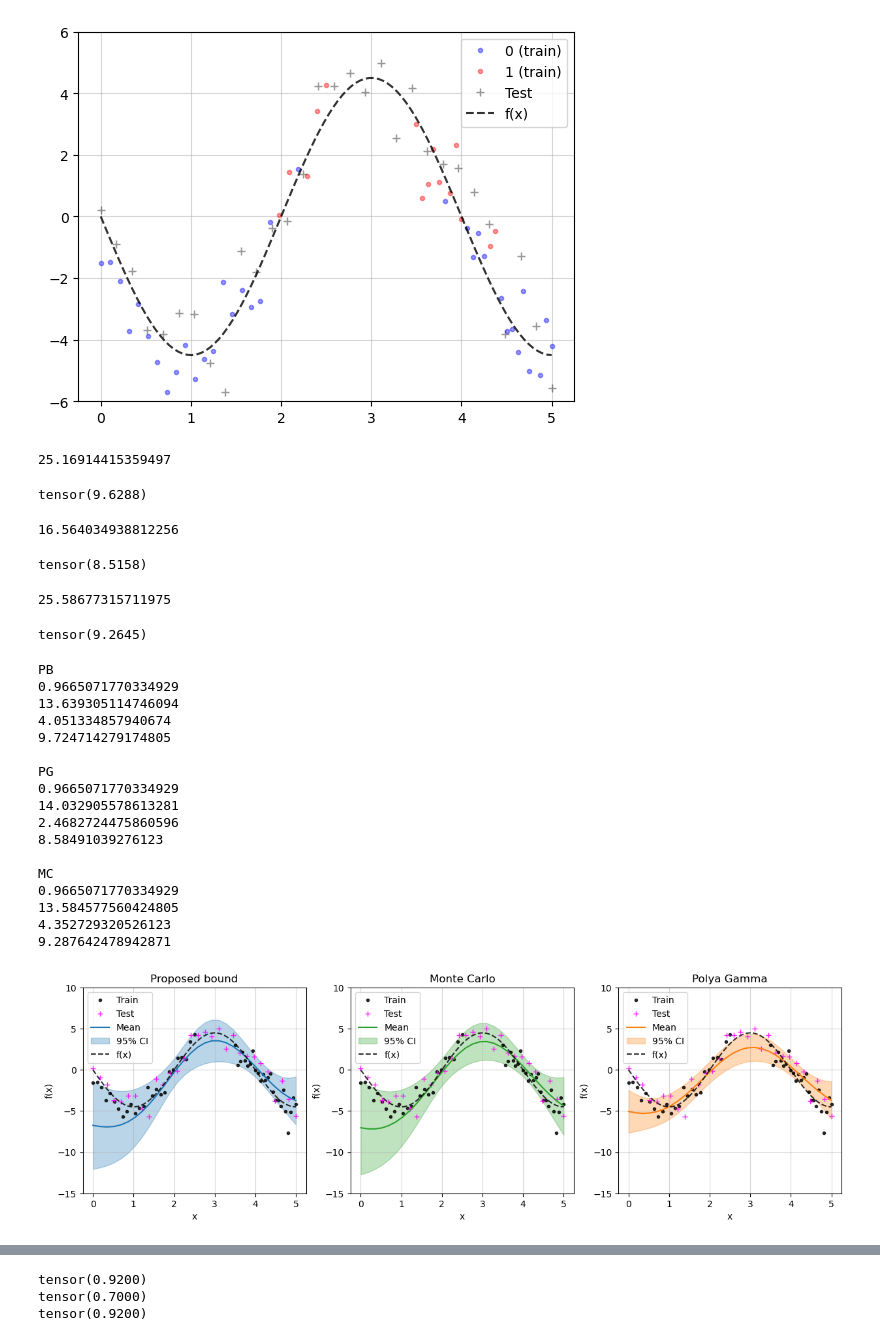
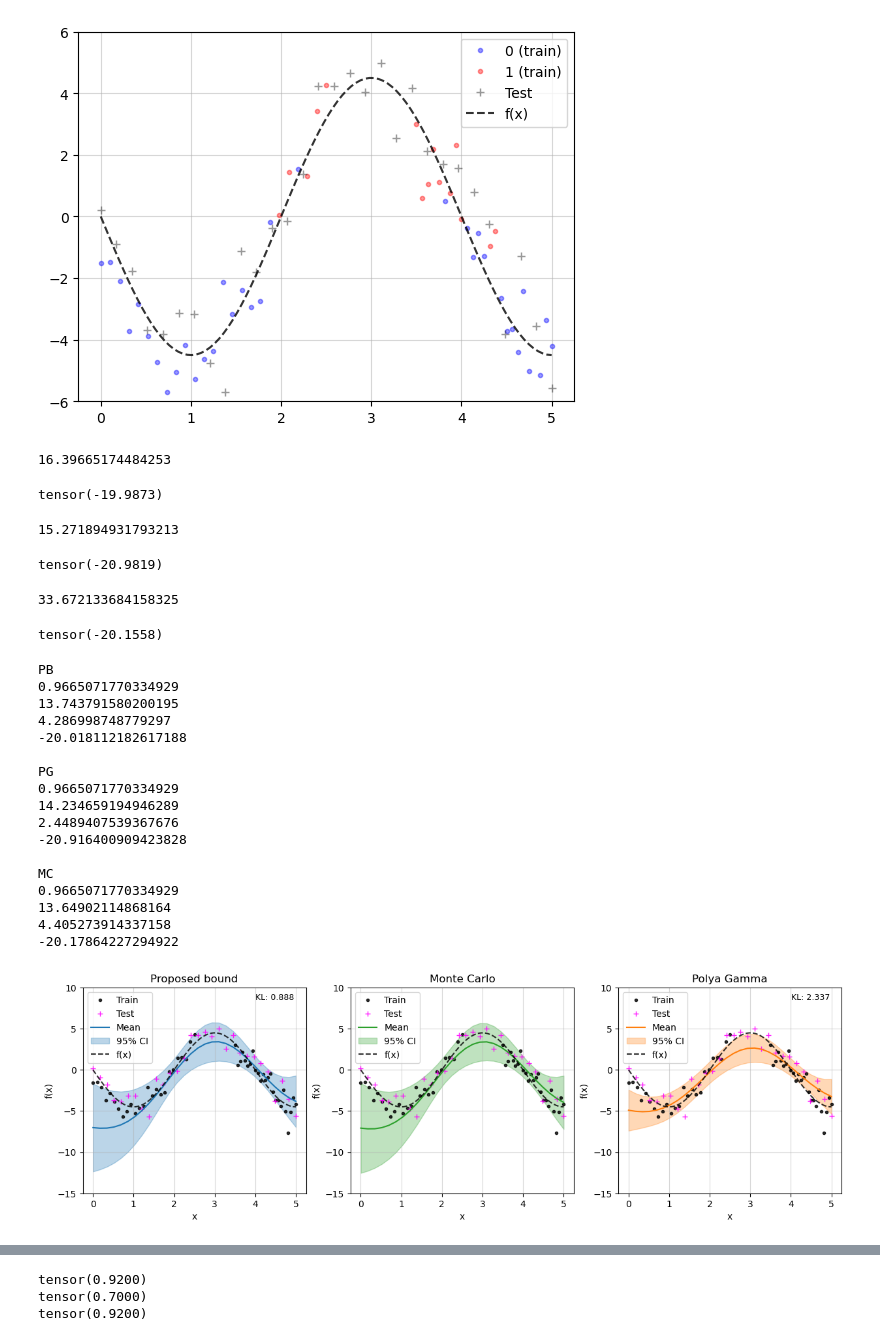
Before and after one commit to mkomod/vi-per, a Jupyter notebook: notebooks/gp_simulations.ipynb, the cells around one changed output, grey strips where cells are left out. Cells and saved outputs as stored; diff of their text form; code cells hidden in the pictures.

```diff
--- a/notebooks/gp_simulations.ipynb
+++ b/notebooks/gp_simulations.ipynb
@@ -57,31 +57,31 @@ plt.legend(['0 (train)', '1 (train)', "Test", 'f(x)'])
 <matplotlib.legend.Legend at 0x...>
 [figure]
 # %%
-f0 = LogisticGPVI(train_y, train_x, verbose=False, n_iter=1000, n_inducing=50, thresh=1e-6)
+f0 = LogisticGPVI(train_y, train_x, verbose=False, n_iter=1500, n_inducing=50, thresh=1e-6, lr=0.08)
 f0.fit()
 print(f0.runtime)
 f0.ELB0_MC()
 # %% [output]
-25.16914415359497
+16.39665174484253
-tensor(9.6288)
+tensor(-19.9873)
 # %%
 likelihood = PGLikelihood()
-f1 = LogisticGPVI(train_y, train_x, likelihood=likelihood, verbose=False, n_iter=1000, n_inducing=50, thresh=1e-6)
+f1 = LogisticGPVI(train_y, train_x, likelihood=likelihood, verbose=False, n_iter=1500, n_inducing=50, thresh=1e-6, lr=0.08)
 f1.fit()
 print(f1.runtime)
 f1.ELB0_MC()
 # %% [output]
-16.564034938812256
+15.271894931793213
-tensor(8.5158)
+tensor(-20.9819)
 # %%
 likelihood = LogitLikelihoodMC()
-f2 = LogisticGPVI(train_y, train_x, likelihood=likelihood, verbose=False, n_iter=1000, n_inducing=50, thresh=1e-6)
+f2 = LogisticGPVI(train_y, train_x, likelihood=likelihood, verbose=False, n_iter=1500, n_inducing=50, thresh=1e-6, lr=0.05)
 f2.fit()
 print(f2.runtime)
 f2.ELB0_MC()
 # %% [output]
-25.58677315711975
+33.672133684158325
-tensor(9.2645)
+tensor(-20.1558)
 # %%
 test_x = test_x.reshape(-1, 1)
 test_y = test_y.squeeze()
@@ -101,52 +101,60 @@ for f, name in zip([f0, f1, f2], ["PB", "PG", "MC"]):
 # %% [output]
 PB
 0.9665071770334929
-13.639305114746094
-4.051334857940674
-9.724714279174805
+13.743791580200195
+4.286998748779297
+-20.018112182617188
 
 PG
 0.9665071770334929
-14.032905578613281
-2.4682724475860596
-8.58491039276123
+14.234659194946289
+2.4489407539367676
+-20.916400909423828
 
 MC
 0.9665071770334929
-13.584577560424805
-4.352729320526123
-9.287642478942871
+13.64902114868164
+4.405273914337158
+-20.17864227294922
 # %%
 # x = torch.sort(torch.cat((train_x, test_x)), dim=0)[0]
 def plot_gp(f, test_x, test_f, train_x, train_f, xs, true_f, ax, name, col):
     f_pred = f.model(test_x).mean
     f_lower, f_upper = f.model(test_x).confidence_region()
 
     ax.plot(train_x.numpy(), train_f.numpy(), '.', color="black", alpha=0.8)
     ax.plot(test_x.numpy(), test_f.numpy(), "+", color="magenta", alpha=0.9)
 
     ax.plot(test_x.numpy(), f_pred.numpy(), color=col)
     ax.fill_between(test_x.squeeze(1).numpy(), f_lower.numpy(), f_upper.numpy(), alpha=0.3, color=col)
 
     ax.plot(xs, true_f.detach().numpy(), 'k--', alpha=0.8)
 
     ax.set_ylim([-15, 10])
     ax.grid(alpha=.5)
     ax.set_title(name)
     ax.set_ylabel("f(x)")
     ax.set_xlabel("x")
     ax.legend(["Train", "Test", "Mean", "95% CI", "f(x)"])
 
 names = ["Proposed bound", "Monte Carlo", "Polya Gamma"]
 cols = ["C0", "C2", "C1"]
 fs = [f0, f2, f1]
 
 with torch.no_grad():
     _, ax = plt.subplots(1, 3, figsize=(15.0, 4.1))
 
     for axis, f, name, col in zip(ax, fs, names, cols):
         plot_gp(f, test_x, test_f, train_x, train_f, xs, true_f, axis, name, col)
 
-    plt.savefig("../../papers/logistic_vb/figures/gp.pdf", bbox_inches='tight')
+
+
+kl_val = torch.distributions.kl.kl_divergence(f2.model(xs), f0.model(xs))
+ax[0].text(4.01, 8.5, "KL: {:.3f}".format(kl_val.item()), fontsize=9)
+
+kl_val = torch.distributions.kl.kl_divergence(f2.model(xs), f1.model(xs))
+ax[2].text(4.01, 8.5, "KL: {:.3f}".format(kl_val.item()), fontsize=9)
+
+plt.savefig("../../papers/logistic_vb/figures/gp.pdf", bbox_inches='tight')
 # %% [output]
-[figure, old version]
+[figure, new version]
```
Also changed, not shown: parts of 9 cells of this notebook, 2 other files.
